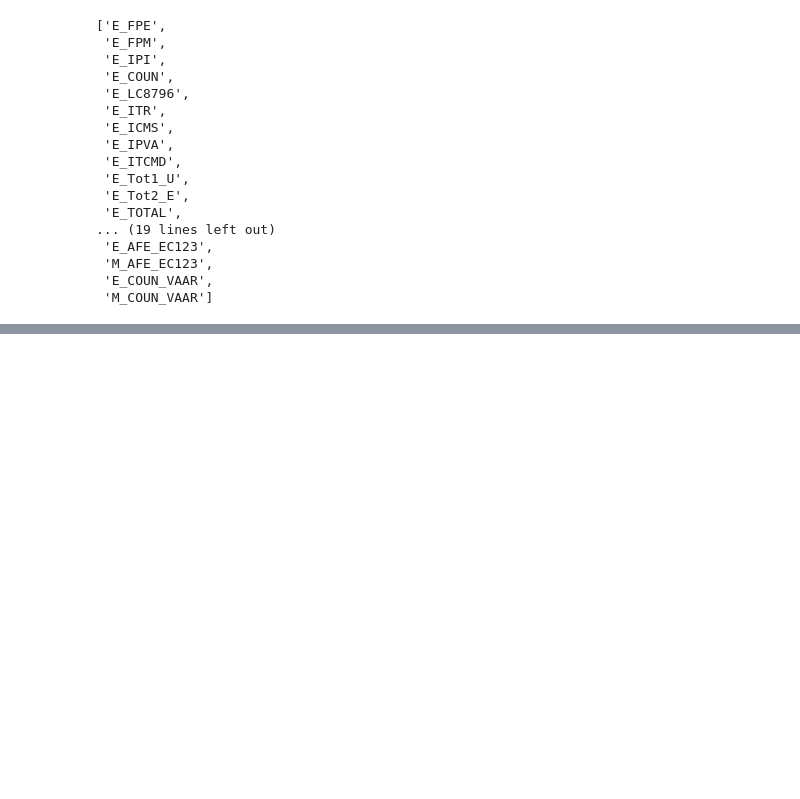
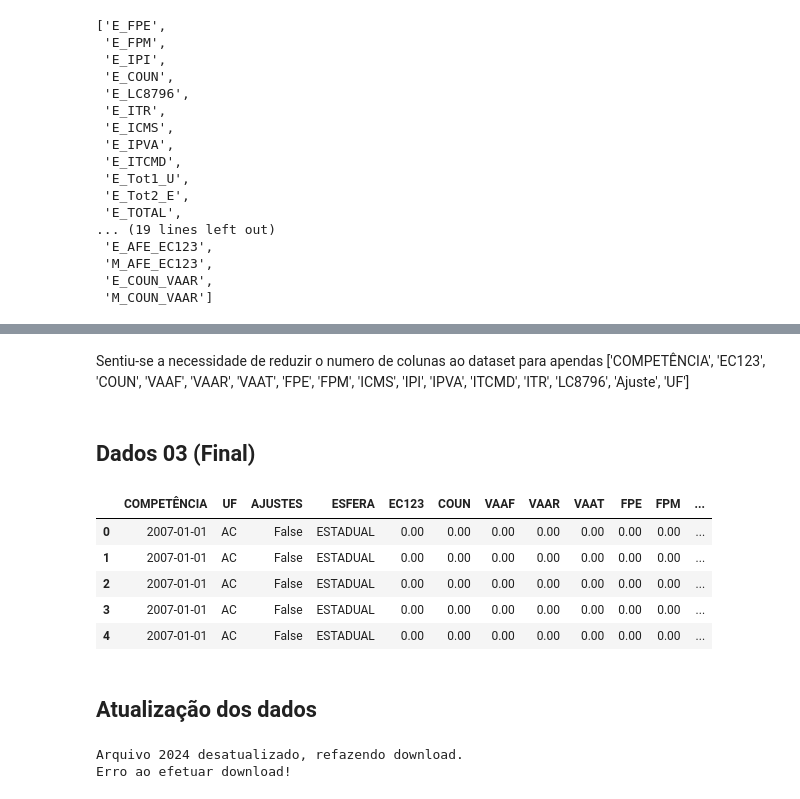
Before and after one commit to AdrianSBar/Repasses_FUNDEB, a Jupyter notebook: 0_Exploratory_data_analisy.ipynb, the cells around one changed output, grey strips where cells are left out. Saved outputs shown, nothing was run; the diff lists cells and outputs as text; code cells hidden in the pictures; blank space fills up the shorter version.

```diff
--- a/0_Exploratory_data_analisy.ipynb
+++ b/0_Exploratory_data_analisy.ipynb
@@ -300,0 +311,2 @@ def summarization_data(fold):
+# %% [markdown]
+Sentiu-se a necessidade de reduzir o numero de colunas ao dataset para apendas ['COMPETÊNCIA', 'EC123', 'COUN', 'VAAF', 'VAAR', 'VAAT', 'FPE', 'FPM', 'ICMS', 'IPI', 'IPVA', 'ITCMD', 'ITR', 'LC8796', 'Ajuste', 'UF']
@@ -300,0 +324,53 @@ def summarization_data(fold):
+# %% [markdown]
+## Dados 03 (Final)
+# %%
+def finally_data(fold: str):
+    # Leitura dos dados
+    df = consolidation_data(fold=fold)
+    # Divisão dos dados por variável numérica
+    df_list = []
+    for col in df.columns.to_list():
+        filter = ['COMPETÊNCIA', 'UF', f'{col}']
+        data = df[filter]
+        name = col.split(sep='_')
+        if ('A' in name) or ('Ajuste' in name):
+            data['AJUSTES'] = True
+        else:
+            data['AJUSTES'] = False
+        if 'E' in name:
+            data['ESFERA'] = 'ESTADUAL'
+        elif 'M' in name:
+            data['ESFERA'] = 'MUNICIPAL'
+        else:
+            data['ESFERA'] = None
+        data.columns = ['COMPETÊNCIA', 'UF', f'{name[-1]}', 'AJUSTES', 'ESFERA']
+        data = data[['COMPETÊNCIA', 'UF', 'AJUSTES', 'ESFERA', f'{name[-1]}']]
+        df_list.append(data)
+    df_list = df_list[1:-1]
+    # Agrupamento dos dados
+    df_base = df_list[0]
+    for df_temp in df_list[1:]:
+        col = df_temp.columns[-1]
+        if col in df_base.columns.to_list():
+            df_base = pd.merge(df_base, df_temp, on=['COMPETÊNCIA', 'UF', 'AJUSTES', 'ESFERA', col], how='outer')
+        else:
+            df_base = pd.merge(df_base, df_temp, on=['COMPETÊNCIA', 'UF', 'AJUSTES', 'ESFERA'], how='outer')
+    # Tratamento de valores ausentes
+    df_base.fillna(0, inplace=True)
+    # Adição da coluna total
+    df_base['TOTAL'] = df_base.sum(axis='columns', numeric_only=True)
+    # Arquivamento dos dados
+    df_base.to_parquet('./DATASETS/finally_data.parquet')
+    return df_base
+# %%
+df_base = finally_data('./RAW_DATAS')
+df_base.head()
+# %% [output]
+|  | COMPETÊNCIA | UF | AJUSTES | ESFERA | EC123 | COUN | VAAF | VAAR | VAAT | FPE | FPM | ... |
+| 0 | 2007-01-01 | AC | False | ESTADUAL | 0.00 | 0.00 | 0.00 | 0.00 | 0.00 | 0.00 | 0.00 | ... |
+| 1 | 2007-01-01 | AC | False | ESTADUAL | 0.00 | 0.00 | 0.00 | 0.00 | 0.00 | 0.00 | 0.00 | ... |
+| 2 | 2007-01-01 | AC | False | ESTADUAL | 0.00 | 0.00 | 0.00 | 0.00 | 0.00 | 0.00 | 0.00 | ... |
+| 3 | 2007-01-01 | AC | False | ESTADUAL | 0.00 | 0.00 | 0.00 | 0.00 | 0.00 | 0.00 | 0.00 | ... |
+| 4 | 2007-01-01 | AC | False | ESTADUAL | 0.00 | 0.00 | 0.00 | 0.00 | 0.00 | 0.00 | 0.00 | ... |
+# %% [markdown]
+## Atualização dos dados
@@ -300,0 +391,5 @@ def summarization_data(fold):
+# %%
+upgrade_data('./RAW_DATAS', True)
+# %% [output]
+Arquivo 2024 desatualizado, refazendo download.
+Erro ao efetuar download!
```
Also changed, not shown: parts of 12 cells of this notebook, 7 other files.
